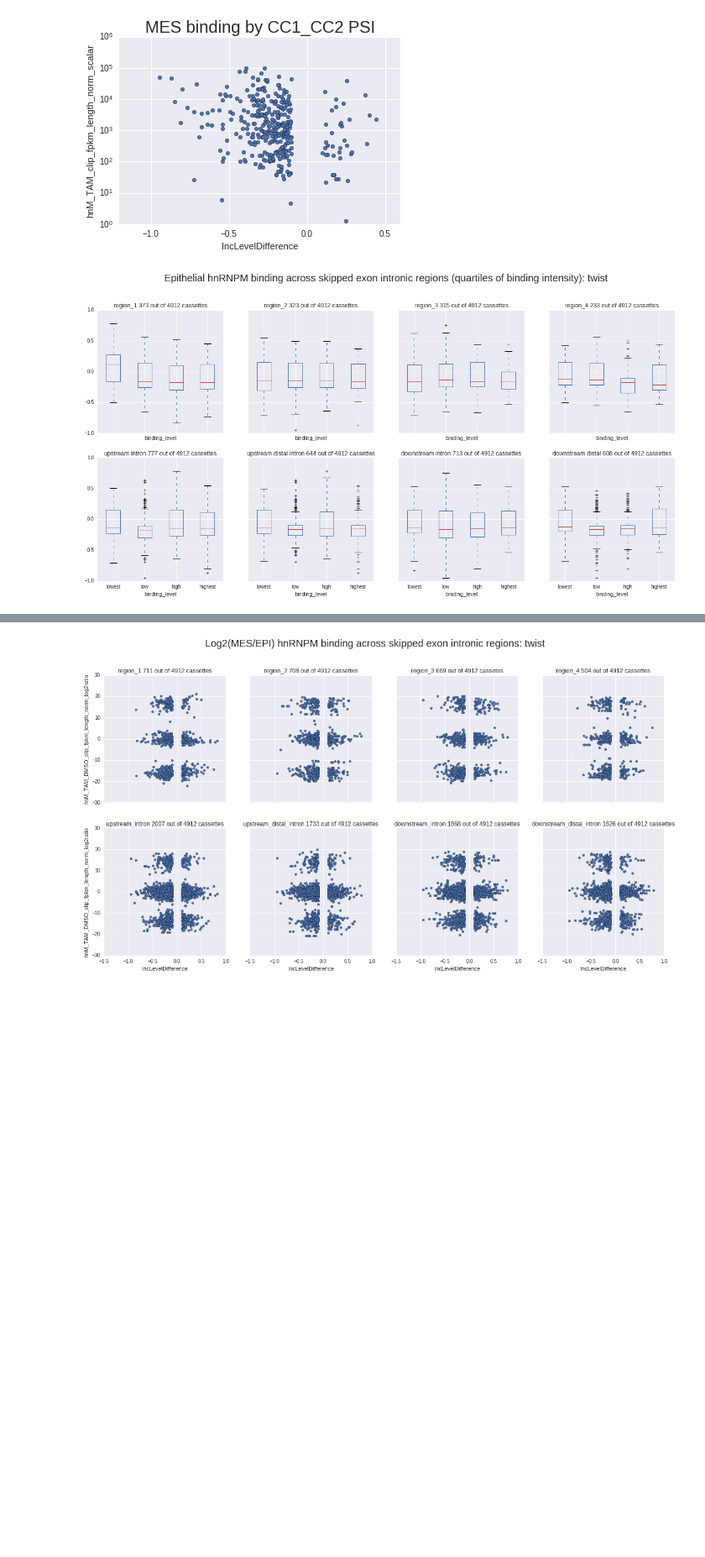
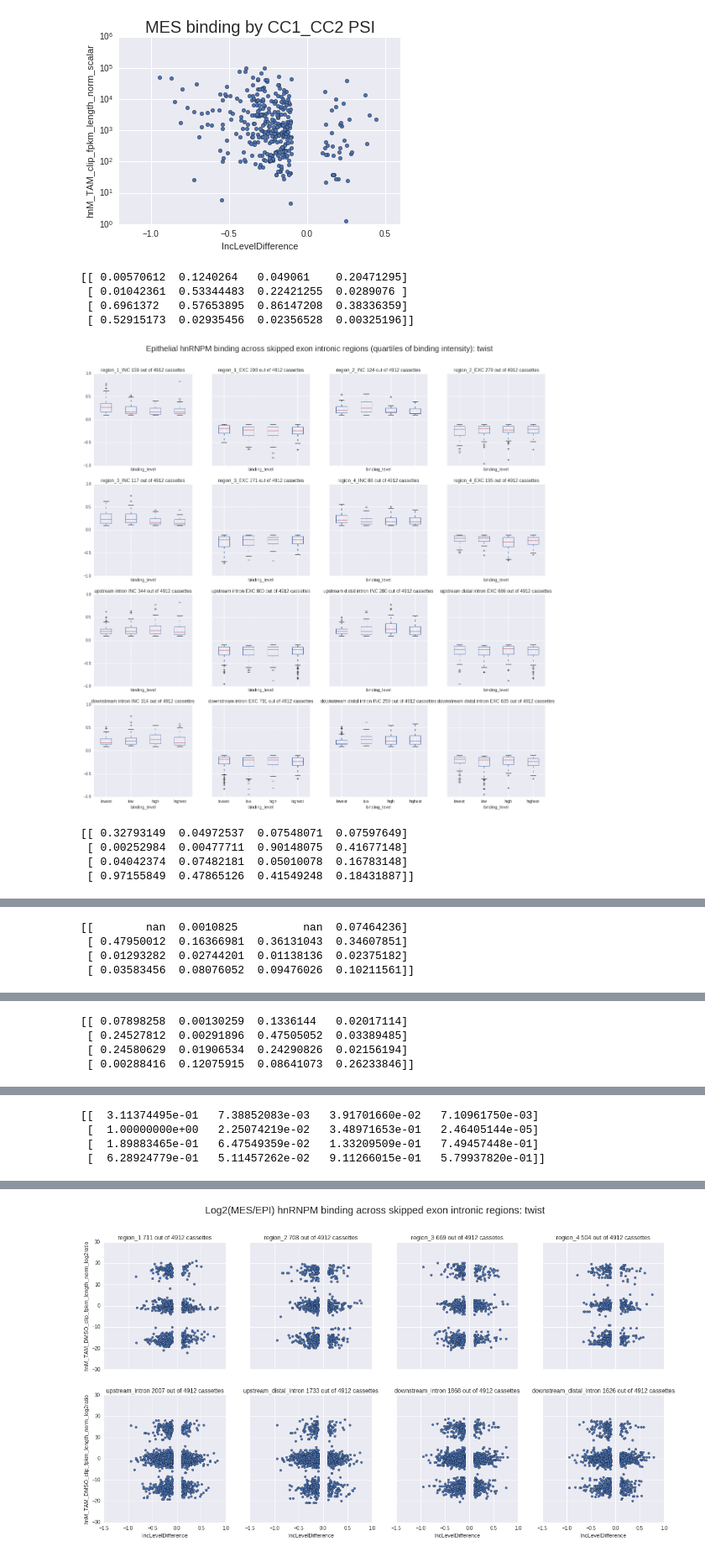
Before and after one commit to seharvey2012/programmatic_analysis, a Jupyter notebook: getting_clipper_to_work/clipper_runs_working_with_individual_rt_stops/splicing_event_centric_analysis_individual_rt_stops.ipynb, the cells around one changed output, grey strips where cells are left out. Shown at 84% size. Saved outputs shown, nothing was run; the diff lists cells and outputs as text; code cells hidden in the pictures; blank space fills up the shorter version.

```diff
--- a/getting_clipper_to_work/clipper_runs_working_with_individual_rt_stops/splicing_event_centric_analysis_individual_rt_stops.ipynb
+++ b/getting_clipper_to_work/clipper_runs_working_with_individual_rt_stops/splicing_event_centric_analysis_individual_rt_stops.ipynb
@@ -1684,16 +1812,24 @@ def quartile_binding_boxplots(region_1_df,region_2_df,region_3_df,region_4_df,up
         return plt.show()
 # %%
 #Plot all of them - these are the quartile box plots
-log_ratio_cutoff = 1
+log_ratio_cutoff = 0
 
 quartile_binding_boxplots(twist_region_1_intersect_df_filtered,twist_region_2_intersect_df_filtered,twist_region_3_intersect_df_filtered,twist_region_4_intersect_df_filtered,twist_upstream_int_intersect_df_filtered,twist_upstream_distal_int_intersect_df_filtered,twist_downstream_int_intersect_df_filtered,twist_downstream_distal_int_intersect_df_filtered,twist_rMATS_df_filtered,'EPI','twist',log_ratio_cutoff)
 
 quartile_binding_boxplots(twist_region_1_intersect_df_filtered,twist_region_2_intersect_df_filtered,twist_region_3_intersect_df_filtered,twist_region_4_intersect_df_filtered,twist_upstream_int_intersect_df_filtered,twist_upstream_distal_int_intersect_df_filtered,twist_downstream_int_intersect_df_filtered,twist_downstream_distal_int_intersect_df_filtered,twist_rMATS_df_filtered,'MES','twist',log_ratio_cutoff)
 
 quartile_binding_boxplots(cc1_cc2_region_1_intersect_df_filtered,cc1_cc2_region_2_intersect_df_filtered,cc1_cc2_region_3_intersect_df_filtered,cc1_cc2_region_4_intersect_df_filtered,cc1_cc2_upstream_int_intersect_df_filtered,cc1_cc2_upstream_distal_int_intersect_df_filtered,cc1_cc2_downstream_int_intersect_df_filtered,cc1_cc2_downstream_distal_int_intersect_df_filtered,cc1_cc2_rMATS_df_filtered,'MES','cc1_cc2',log_ratio_cutoff)
 
 quartile_binding_boxplots(cc3_cc4_region_1_intersect_df_filtered,cc3_cc4_region_2_intersect_df_filtered,cc3_cc4_region_3_intersect_df_filtered,cc3_cc4_region_4_intersect_df_filtered,cc3_cc4_upstream_int_intersect_df_filtered,cc3_cc4_upstream_distal_int_intersect_df_filtered,cc3_cc4_downstream_int_intersect_df_filtered,cc3_cc4_downstream_distal_int_intersect_df_filtered,cc3_cc4_rMATS_df_filtered,'MES','cc3_cc4',log_ratio_cutoff)
 
 quartile_binding_boxplots(hh5_hh6_region_1_intersect_df_filtered,hh5_hh6_region_2_intersect_df_filtered,hh5_hh6_region_3_intersect_df_filtered,hh5_hh6_region_4_intersect_df_filtered,hh5_hh6_upstream_int_intersect_df_filtered,hh5_hh6_upstream_distal_int_intersect_df_filtered,hh5_hh6_downstream_int_intersect_df_filtered,hh5_hh6_downstream_distal_int_intersect_df_filtered,hh5_hh6_rMATS_df_filtered,'EPI','hh5_hh6',log_ratio_cutoff)
 # %% [output]
+[[ 0.00570612  0.1240264   0.049061    0.20471295]
+ [ 0.01042361  0.53344483  0.22421255  0.0289076 ]
+ [ 0.6961372   0.57653895  0.86147208  0.38336359]
+ [ 0.52915173  0.02935456  0.02356528  0.00325196]]
-[figure, old version]
+[figure, new version]
+[[ 0.32793149  0.04972537  0.07548071  0.07597649]
+ [ 0.00252984  0.00477711  0.90148075  0.41677148]
+ [ 0.04042374  0.07482181  0.05010078  0.16783148]
+ [ 0.97155849  0.47865126  0.41549248  0.18431887]]
@@ -1700,0 +1837,4 @@ quartile_binding_boxplots(hh5_hh6_region_1_intersect_df_filtered,hh5_hh6_region_
+[[        nan  0.0010825          nan  0.07464236]
+ [ 0.47950012  0.16366981  0.36131043  0.34607851]
+ [ 0.01293282  0.02744201  0.01138136  0.02375182]
+ [ 0.03583456  0.08076052  0.09476026  0.10211561]]
@@ -1701,0 +1842,4 @@ quartile_binding_boxplots(hh5_hh6_region_1_intersect_df_filtered,hh5_hh6_region_
+[[ 0.07898258  0.00130259  0.1336144   0.02017114]
+ [ 0.24527812  0.00291896  0.47505052  0.03389485]
+ [ 0.24580629  0.01906534  0.24290826  0.02156194]
+ [ 0.00288416  0.12075915  0.08641073  0.26233846]]
@@ -1702,0 +1847,4 @@ quartile_binding_boxplots(hh5_hh6_region_1_intersect_df_filtered,hh5_hh6_region_
+[[  3.11374495e-01   7.38852083e-03   3.91701660e-02   7.10961750e-03]
+ [  1.00000000e+00   2.25074219e-02   3.48971653e-01   2.46405144e-05]
+ [  1.89883465e-01   6.47549359e-02   1.33209509e-01   7.49457448e-01]
+ [  6.28924779e-01   5.11457262e-02   9.11266015e-01   5.79937820e-01]]
```
Also changed, not shown: parts of 7 cells of this notebook, 5 other files.
